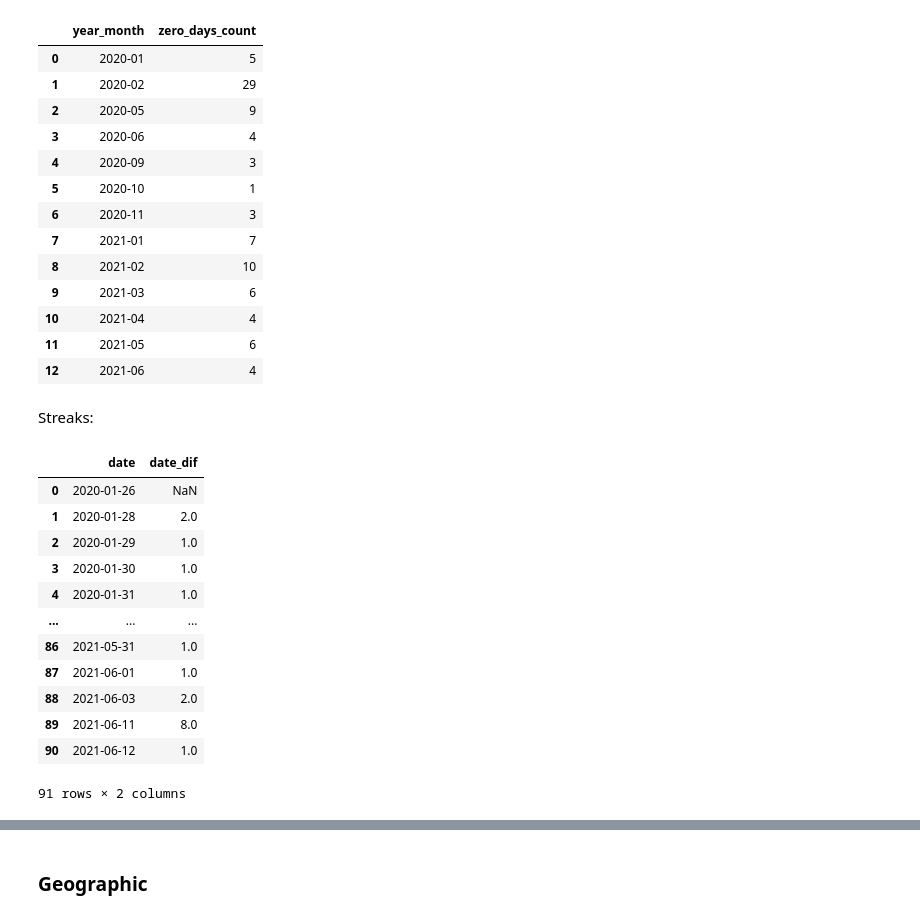
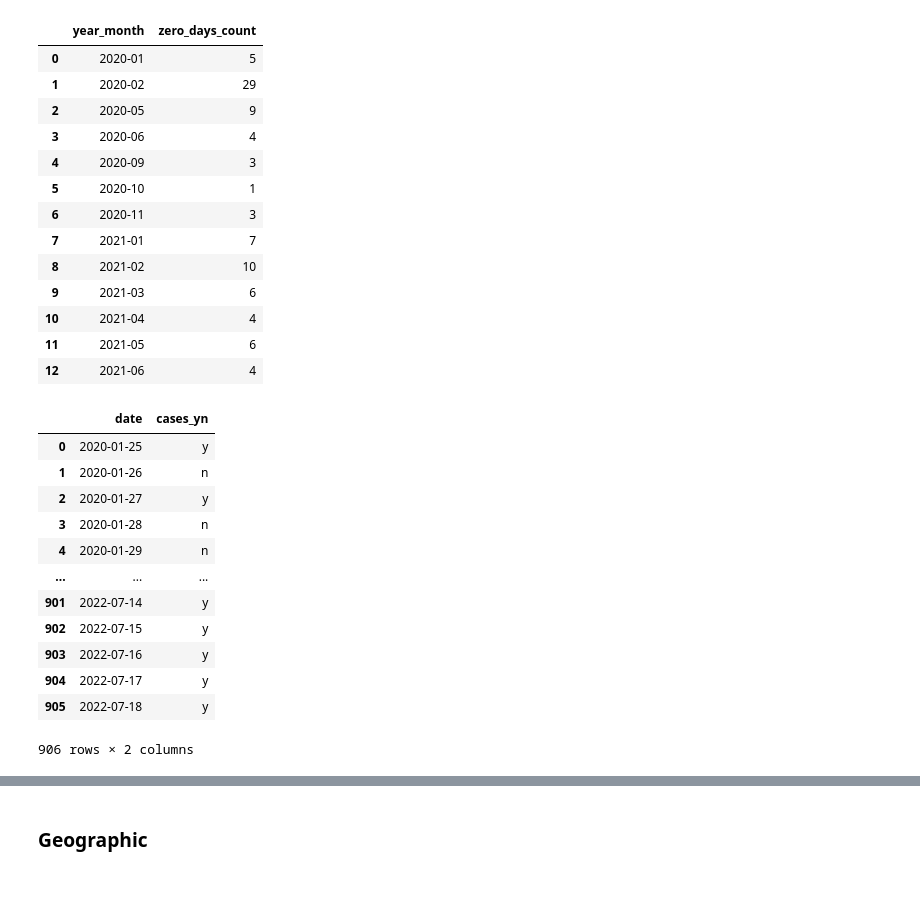
Before and after one commit to henrylin03/covid-nsw, a Jupyter notebook: covid-nsw.ipynb, the cells around one changed output, grey strips where cells are left out. Cells and saved outputs as stored; diff of their text form; code cells hidden in the pictures; blank space fills up the shorter version.

Commit message:
create union table of all dates, and status of whether there was at least one notified case. Table made in attempt to calculate day difference between last zero day and the latest reporting date

```diff
--- a/covid-nsw.ipynb
+++ b/covid-nsw.ipynb
@@ -233,50 +233,3 @@ pd.read_sql_query(
 | 10 | 2021-04 | 4 |
 | 11 | 2021-05 | 6 |
 | 12 | 2021-06 | 4 |
-# %% [markdown]
-Streaks:
-# %%
-pd.read_sql_query("""
-    select *
-    from (
-        select date,
-            julianday(date) -
-                julianday(
-                    lag(date) OVER (
-                        ORDER BY date
-                    )
-                ) as date_dif
-        from zero_days z
-    ) zz
-""", engine)
-
-
-# pd.read_sql_query("""
-#     select date,
-#         case when exists (
-#             select 1
-#             from zero_days z
-#             where julianday(date)
-#             - julianday(
-#                 lag(date, 1, 0) over (
-#                     order by date
-#                 )
-#             ) = 1
-#         ) then 1 else 0 end as 'streak'
-#     from zero_days
-
-# """, engine)
-# %% [output]
-|  | date | date_dif |
-| 0 | 2020-01-26 | NaN |
-| 1 | 2020-01-28 | 2.0 |
-| 2 | 2020-01-29 | 1.0 |
-| 3 | 2020-01-30 | 1.0 |
-| 4 | 2020-01-31 | 1.0 |
-| ... | ... | ... |
-| 86 | 2021-05-31 | 1.0 |
-| 87 | 2021-06-01 | 1.0 |
-| 88 | 2021-06-03 | 2.0 |
-| 89 | 2021-06-11 | 8.0 |
-| 90 | 2021-06-12 | 1.0 |
-91 rows × 2 columns
@@ -282,0 +238,26 @@ pd.read_sql_query("""
+# %%
+### wanting to use this table of union dates, and status of cases present to calc "days since last zero_day"
+zero_nzero_days_union =\
+    pd.read_sql_query("""
+        select date, 'n' AS 'cases_yn'
+        from zero_days
+        union
+        select notification_date, 'y' AS 'cases_yn'
+        from covid
+    """, engine)
+
+zero_nzero_days_union
+# %% [output]
+|  | date | cases_yn |
+| 0 | 2020-01-25 | y |
+| 1 | 2020-01-26 | n |
+| 2 | 2020-01-27 | y |
+| 3 | 2020-01-28 | n |
+| 4 | 2020-01-29 | n |
+| ... | ... | ... |
+| 901 | 2022-07-14 | y |
+| 902 | 2022-07-15 | y |
+| 903 | 2022-07-16 | y |
+| 904 | 2022-07-17 | y |
+| 905 | 2022-07-18 | y |
+906 rows × 2 columns
```
Also changed, not shown: parts of 9 cells of this notebook.
